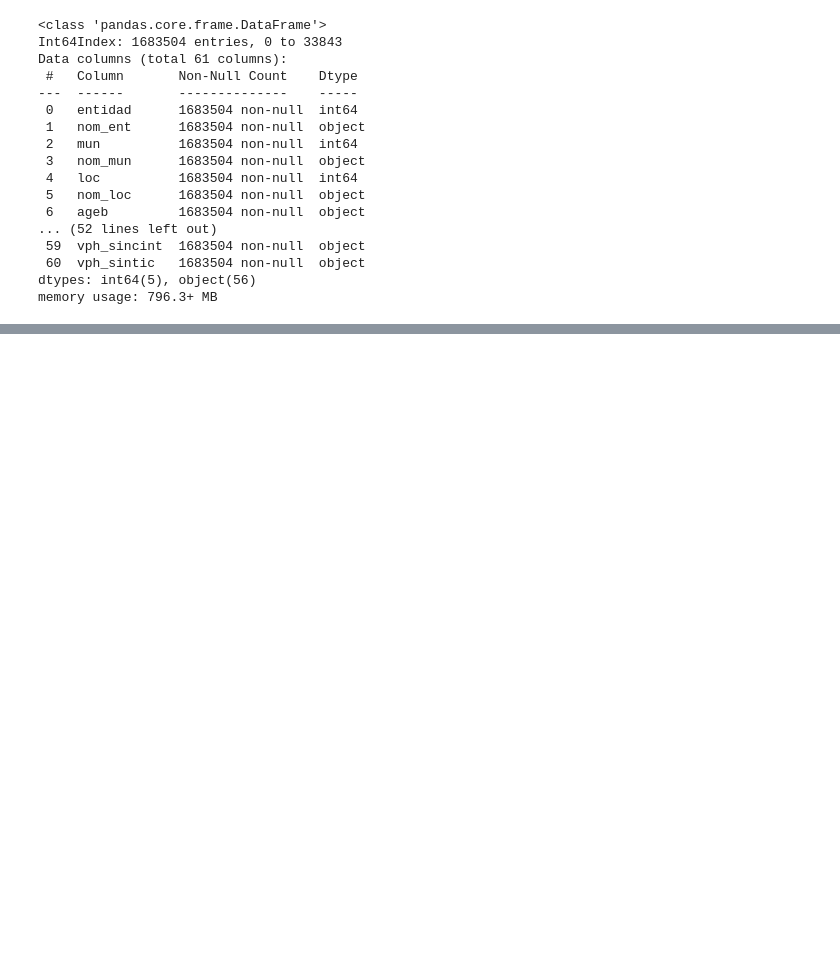
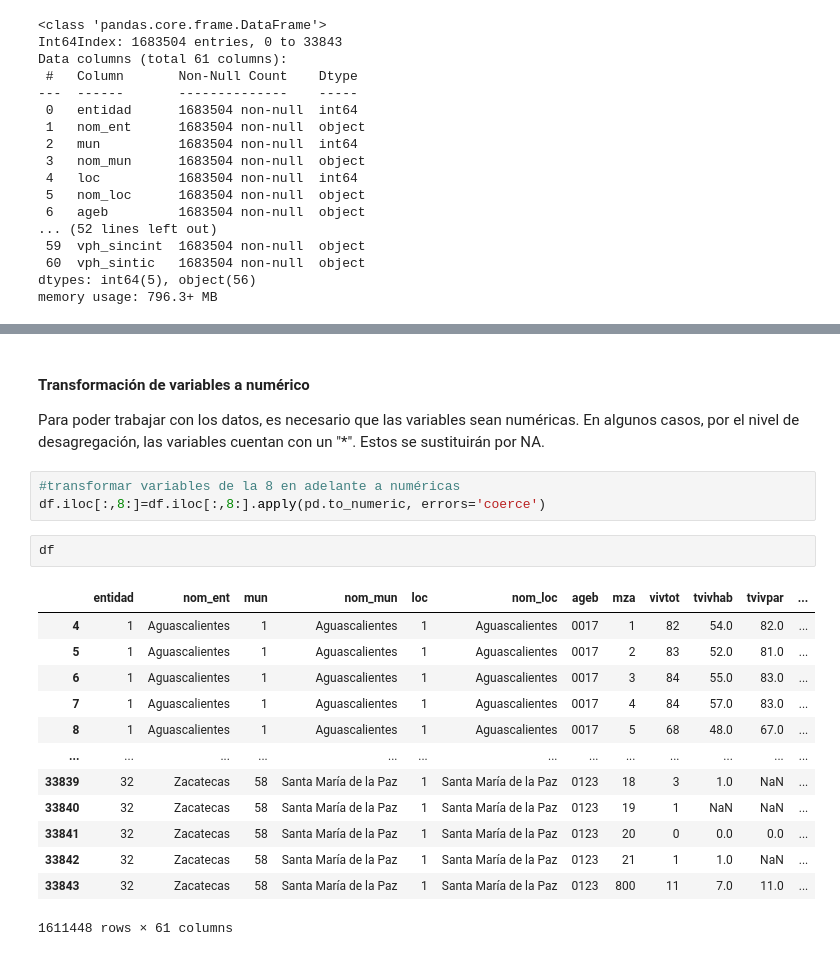
Before and after one commit to claudiodanielpc/proyecto_infotec, a Jupyter notebook: preproc_info_inegi.ipynb, the cells around one changed output, grey strips where cells are left out. Saved outputs shown, nothing was run; the diff lists cells and outputs as text; blank space fills up the shorter version.

```diff
--- a/preproc_info_inegi.ipynb
+++ b/preproc_info_inegi.ipynb
@@ -154,0 +210,23 @@ memory usage: 796.3+ MB
+# %% [markdown]
+#### Transformación de variables a numérico
+
+Para poder trabajar con los datos, es necesario que las variables sean numéricas. En algunos casos, por el nivel de desagregación, las variables cuentan con un "*". Estos se sustituirán por NA.
+# %%
+#transformar variables de la 8 en adelante a numéricas
+df.iloc[:,8:]=df.iloc[:,8:].apply(pd.to_numeric, errors='coerce')
+# %%
+df
+# %% [output]
+|  | entidad | nom_ent | mun | nom_mun | loc | nom_loc | ageb | mza | vivtot | tvivhab | tvivpar | ... |
+| 4 | 1 | Aguascalientes | 1 | Aguascalientes | 1 | Aguascalientes | 0017 | 1 | 82 | 54.0 | 82.0 | ... |
+| 5 | 1 | Aguascalientes | 1 | Aguascalientes | 1 | Aguascalientes | 0017 | 2 | 83 | 52.0 | 81.0 | ... |
+| 6 | 1 | Aguascalientes | 1 | Aguascalientes | 1 | Aguascalientes | 0017 | 3 | 84 | 55.0 | 83.0 | ... |
+| 7 | 1 | Aguascalientes | 1 | Aguascalientes | 1 | Aguascalientes | 0017 | 4 | 84 | 57.0 | 83.0 | ... |
+| 8 | 1 | Aguascalientes | 1 | Aguascalientes | 1 | Aguascalientes | 0017 | 5 | 68 | 48.0 | 67.0 | ... |
+| ... | ... | ... | ... | ... | ... | ... | ... | ... | ... | ... | ... | ... |
+| 33839 | 32 | Zacatecas | 58 | Santa María de la Paz | 1 | Santa María de la Paz | 0123 | 18 | 3 | 1.0 | NaN | ... |
+| 33840 | 32 | Zacatecas | 58 | Santa María de la Paz | 1 | Santa María de la Paz | 0123 | 19 | 1 | NaN | NaN | ... |
+| 33841 | 32 | Zacatecas | 58 | Santa María de la Paz | 1 | Santa María de la Paz | 0123 | 20 | 0 | 0.0 | 0.0 | ... |
+| 33842 | 32 | Zacatecas | 58 | Santa María de la Paz | 1 | Santa María de la Paz | 0123 | 21 | 1 | 1.0 | NaN | ... |
+| 33843 | 32 | Zacatecas | 58 | Santa María de la Paz | 1 | Santa María de la Paz | 0123 | 800 | 11 | 7.0 | 11.0 | ... |
+1611448 rows × 61 columns
```
Also changed, not shown: parts of 25 cells of this notebook, 12 other files.
